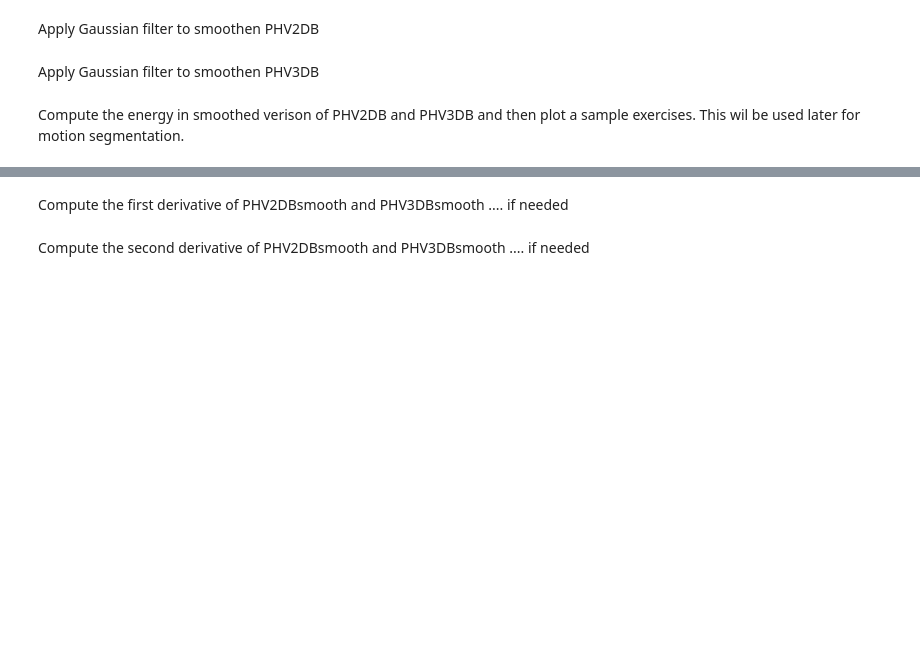
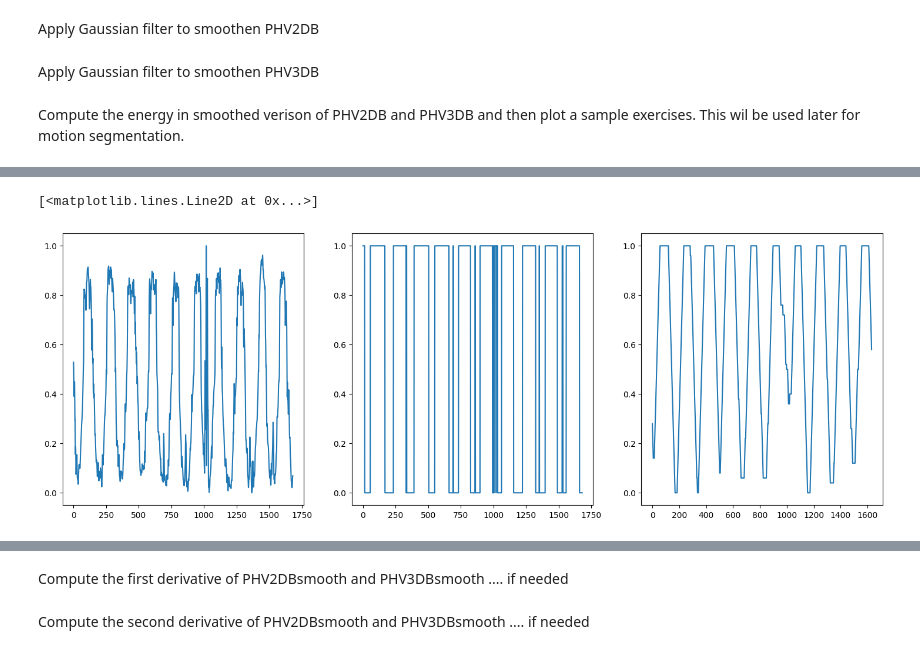
Before and after one commit to mkjubran/AI-Assisted-Physical-Rehabilitation-using-Pause-Detection, a Jupyter notebook: AI_Assisted_Physical_Therapy_using_Pause_Detection_v1.ipynb, the cells around one changed output, grey strips where cells are left out. Drawn from its saved outputs; the diff is of its cells as text; code cells hidden in the pictures; blank space fills up the shorter version.

```diff
--- a/AI_Assisted_Physical_Therapy_using_Pause_Detection_v1.ipynb
+++ b/AI_Assisted_Physical_Therapy_using_Pause_Detection_v1.ipynb
@@ -121,0 +170,29 @@ plt.plot(PHV3DBsmooth_Energy[E_name][3:-3])
+# %%
+def moving_average(a, n=3) :
+    ret = np.cumsum(a, dtype=float)
+    ret[n:] = ret[n:] - ret[:-n]
+    return ret[n - 1:] / n
+# %%
+PHV2DBnormalized_MaskMovingAverage={}
+for k in PHV2DBnormalized_Mask.keys():
+  PHV2DBnormalized_MaskMovingAverage[k]=moving_average(PHV2DBnormalized_Mask[k],50)
+# %%
+PHV3DBnormalized_MaskMovingAverage={}
+for k in PHV3DBnormalized_Mask.keys():
+  PHV3DBnormalized_MaskMovingAverage[k]=moving_average(PHV3DBnormalized_Mask[k],50)
+# %%
+import matplotlib.pyplot as plt
+plt.figure(figsize=(18, 6))
+plt.subplot(1, 3, 1)
+plt.plot(PHV3DBnormalized_Energy[E_name])
+
+#plot 2:
+plt.subplot(1, 3, 2)
+plt.plot(PHV3DBnormalized_Mask[E_name])
+
+#plot 3:
+plt.subplot(1, 3, 3)
+plt.plot(PHV3DBnormalized_MaskMovingAverage[E_name])
+# %% [output]
+[<matplotlib.lines.Line2D at 0x...>]
+[figure, added]
```
Also changed, not shown: parts of 17 cells of this notebook.
